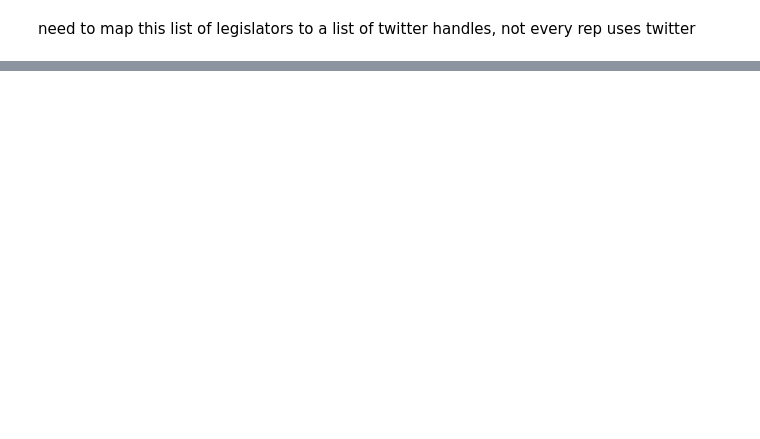
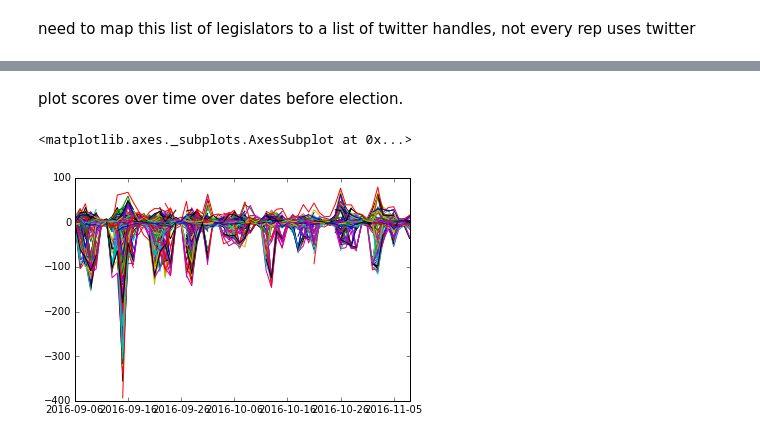
Before and after one commit to casmlab/purpletag, a Jupyter notebook: purpletag/purpletag.ipynb, the cells around one changed output, grey strips where cells are left out. Saved outputs shown, nothing was run; the diff lists cells and outputs as text; code cells hidden in the pictures; blank space fills up the shorter version.

```diff
--- a/purpletag/purpletag.ipynb
+++ b/purpletag/purpletag.ipynb
@@ -160,0 +461,8 @@ need to map this list of legislators to a list of twitter handles, not every rep
+# %% [markdown]
+plot scores over time over dates before election.
+# %%
+twisted = interesting_df.transpose()
+twisted.plot(legend=False)
+# %% [output]
+<matplotlib.axes._subplots.AxesSubplot at 0x...>
+[figure, added]
```
Also changed, not shown: parts of 37 cells of this notebook.
